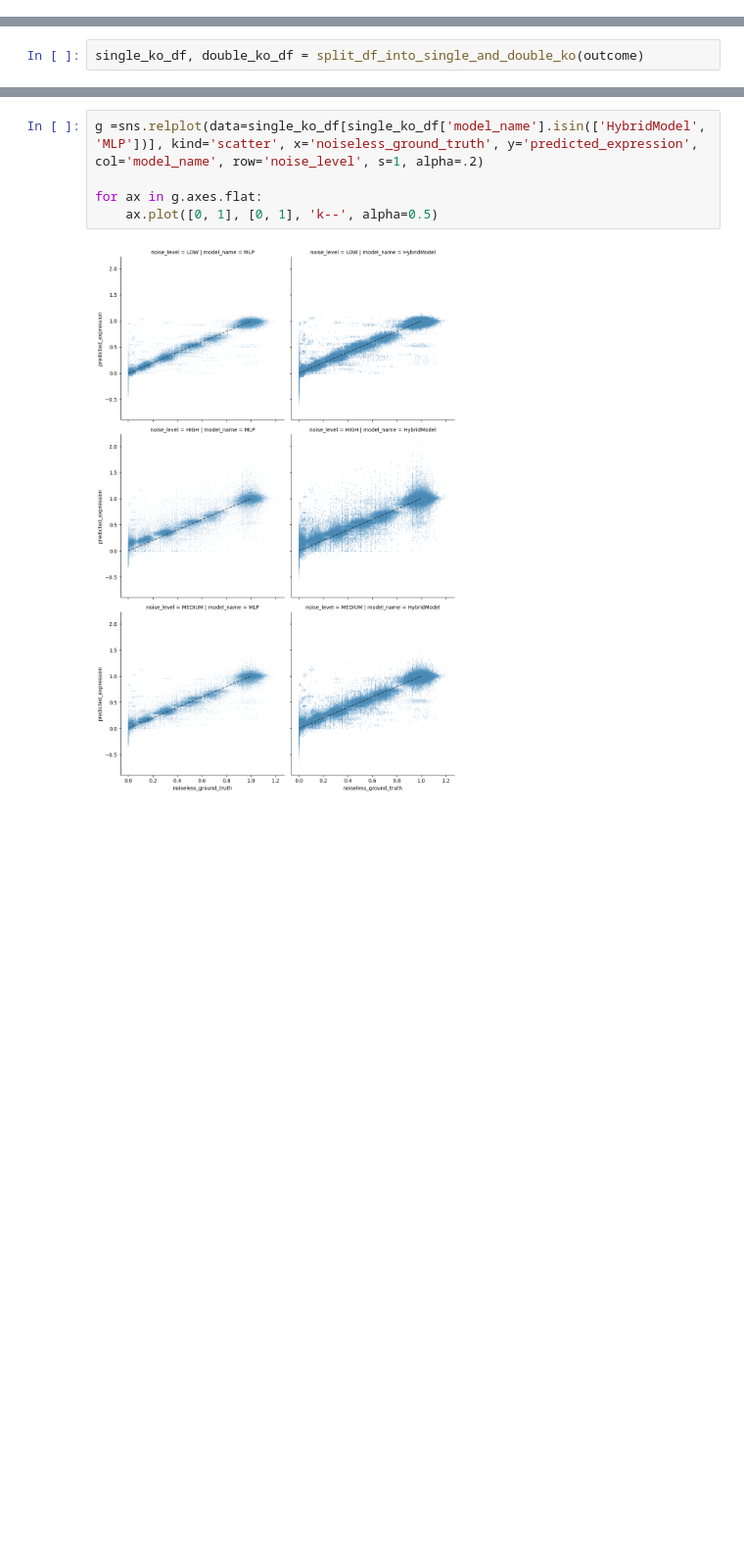
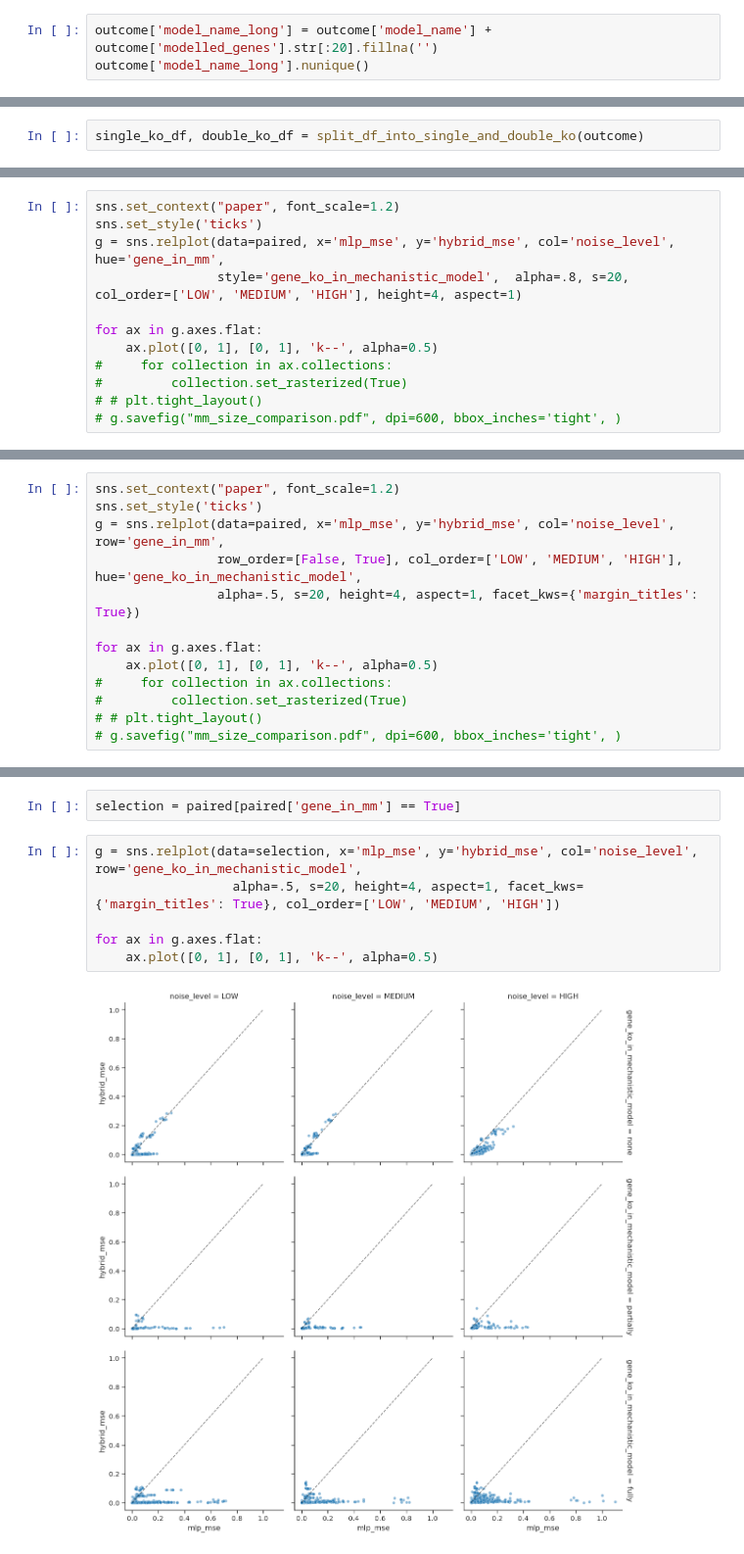
Before and after one commit to CropXR/HALCYON, a Jupyter notebook: notebooks/04_plotting_for_noise_level_model_performance.ipynb, the cells around one changed output, grey strips where cells are left out. Shown at 98% size. Cells and saved outputs as stored; diff of their text form; blank space fills up the shorter version.

Commit message:
Some more plotting

```diff
--- a/notebooks/04_plotting_for_noise_level_model_performance.ipynb
+++ b/notebooks/04_plotting_for_noise_level_model_performance.ipynb
@@ -319,0 +248,3 @@ array(['MLP', 'HybridModel'], dtype=object)
+# %%
+outcome['model_name_long'] = outcome['model_name'] + outcome['modelled_genes'].str[:20].fillna('')
+outcome['model_name_long'].nunique()
@@ -321,0 +353,12 @@ single_ko_df, double_ko_df = split_df_into_single_and_double_ko(outcome)
+# %%
+sns.set_context("paper", font_scale=1.2)
+sns.set_style('ticks')
+g = sns.relplot(data=paired, x='mlp_mse', y='hybrid_mse', col='noise_level', hue='gene_in_mm',
+                style='gene_ko_in_mechanistic_model',  alpha=.8, s=20, col_order=['LOW', 'MEDIUM', 'HIGH'], height=4, aspect=1)
+
+for ax in g.axes.flat:
+    ax.plot([0, 1], [0, 1], 'k--', alpha=0.5)
+#     for collection in ax.collections:
+#         collection.set_rasterized(True)
+# # plt.tight_layout()
+# g.savefig("mm_size_comparison.pdf", dpi=600, bbox_inches='tight', )
@@ -321,0 +367,13 @@ single_ko_df, double_ko_df = split_df_into_single_and_double_ko(outcome)
+# %%
+sns.set_context("paper", font_scale=1.2)
+sns.set_style('ticks')
+g = sns.relplot(data=paired, x='mlp_mse', y='hybrid_mse', col='noise_level', row='gene_in_mm',
+                row_order=[False, True], col_order=['LOW', 'MEDIUM', 'HIGH'], hue='gene_ko_in_mechanistic_model',
+                alpha=.5, s=20, height=4, aspect=1, facet_kws={'margin_titles': True})
+
+for ax in g.axes.flat:
+    ax.plot([0, 1], [0, 1], 'k--', alpha=0.5)
+#     for collection in ax.collections:
+#         collection.set_rasterized(True)
+# # plt.tight_layout()
+# g.savefig("mm_size_comparison.pdf", dpi=600, bbox_inches='tight', )
@@ -322,7 +398,10 @@ single_ko_df, double_ko_df = split_df_into_single_and_double_ko(outcome)
+# %%
+selection = paired[paired['gene_in_mm'] == True]
 # %%
-g =sns.relplot(data=single_ko_df[single_ko_df['model_name'].isin(['HybridModel', 'MLP'])], kind='scatter', x='noiseless_ground_truth', y='predicted_expression', col='model_name', row='noise_level', s=1, alpha=.2)
+g = sns.relplot(data=selection, x='mlp_mse', y='hybrid_mse', col='noise_level', row='gene_ko_in_mechanistic_model',
+                  alpha=.5, s=20, height=4, aspect=1, facet_kws={'margin_titles': True}, col_order=['LOW', 'MEDIUM', 'HIGH'])
 
 for ax in g.axes.flat:
     ax.plot([0, 1], [0, 1], 'k--', alpha=0.5)
 # %% [output]
-[figure, old version]
+[figure, new version]
```
Also changed, not shown: parts of 36 cells of this notebook, 1 other file.
